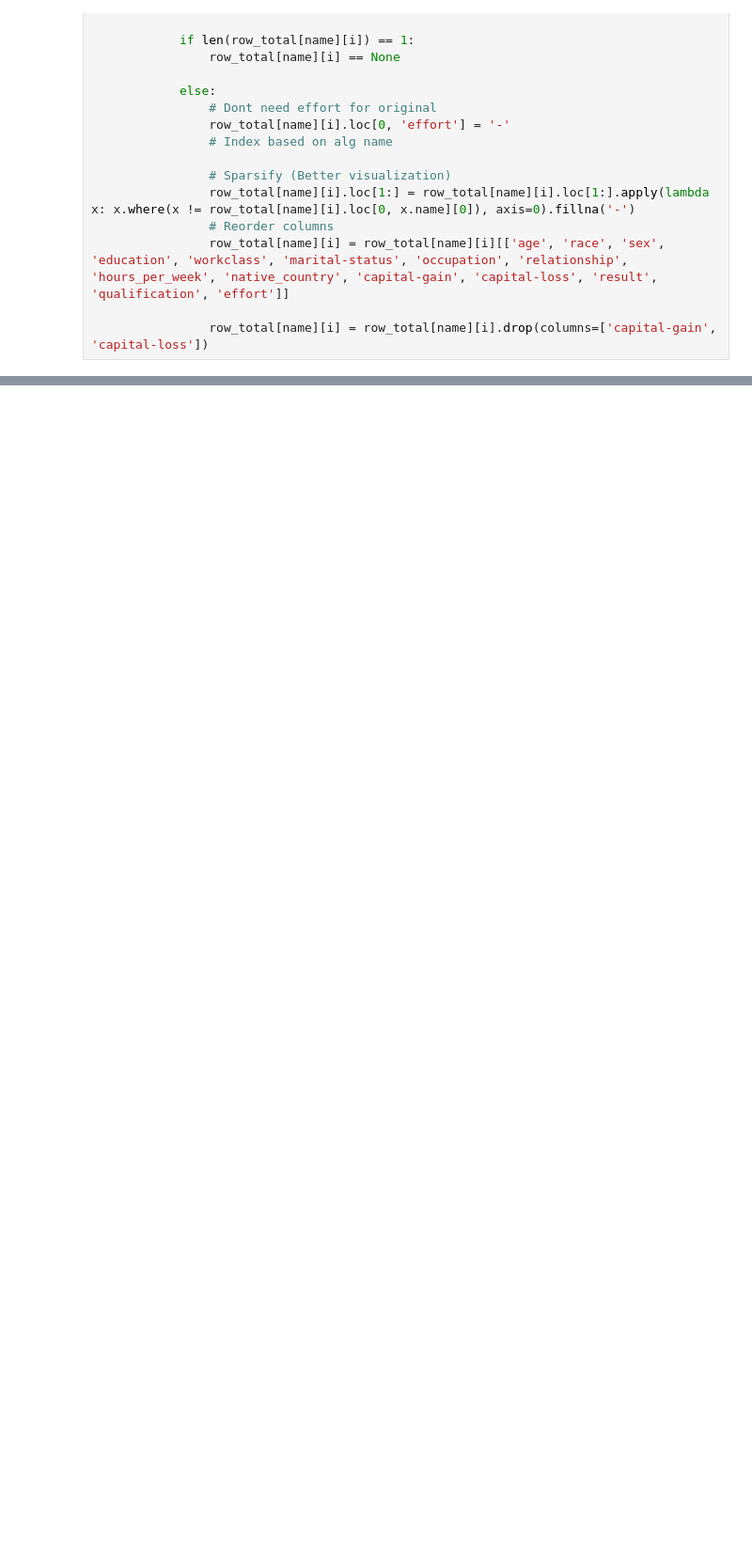
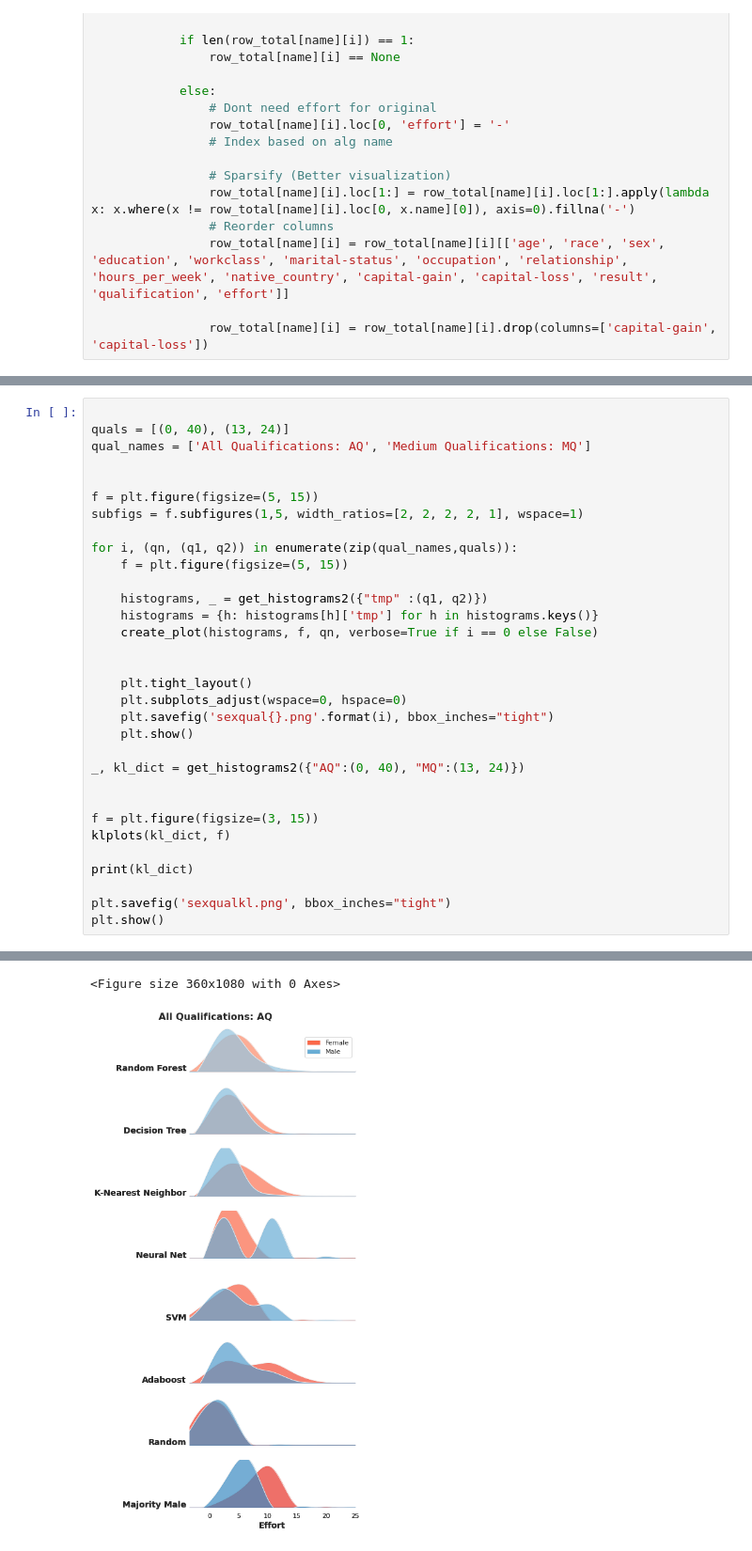
Before and after one commit to meysamvarasteh92/Fairness_Auditing_CEs, a Jupyter notebook: adults_CF_prediction.ipynb, the cells around one changed output, grey strips where cells are left out. Shown at 94% size. Drawn from its saved outputs; the diff is of its cells as text; blank space fills up the shorter version.

```diff
--- a/adults_CF_prediction.ipynb
+++ b/adults_CF_prediction.ipynb
@@ -995,0 +1067,33 @@ Majority White Other 14.5
+# %%
+
+quals = [(0, 40), (13, 24)]
+qual_names = ['All Qualifications: AQ', 'Medium Qualifications: MQ']
+
+
+f = plt.figure(figsize=(5, 15))
+subfigs = f.subfigures(1,5, width_ratios=[2, 2, 2, 2, 1], wspace=1)
+
+for i, (qn, (q1, q2)) in enumerate(zip(qual_names,quals)):
+    f = plt.figure(figsize=(5, 15))
+
+    histograms, _ = get_histograms2({"tmp" :(q1, q2)})
+    histograms = {h: histograms[h]['tmp'] for h in histograms.keys()}
+    create_plot(histograms, f, qn, verbose=True if i == 0 else False)
+
+
+    plt.tight_layout()
+    plt.subplots_adjust(wspace=0, hspace=0)
+    plt.savefig('sexqual{}.png'.format(i), bbox_inches="tight")
+    plt.show()
+
+_, kl_dict = get_histograms2({"AQ":(0, 40), "MQ":(13, 24)})
+
+
+f = plt.figure(figsize=(3, 15))
+klplots(kl_dict, f)
+
+print(kl_dict)
+
+plt.savefig('sexqualkl.png', bbox_inches="tight")
+plt.show()
+# %% [output]
@@ -995,0 +1121,2 @@ Majority White Other 14.5
+<Figure size 360x1080 with 0 Axes>
+[figure, added]
```
Also changed, not shown: parts of 93 cells of this notebook.
